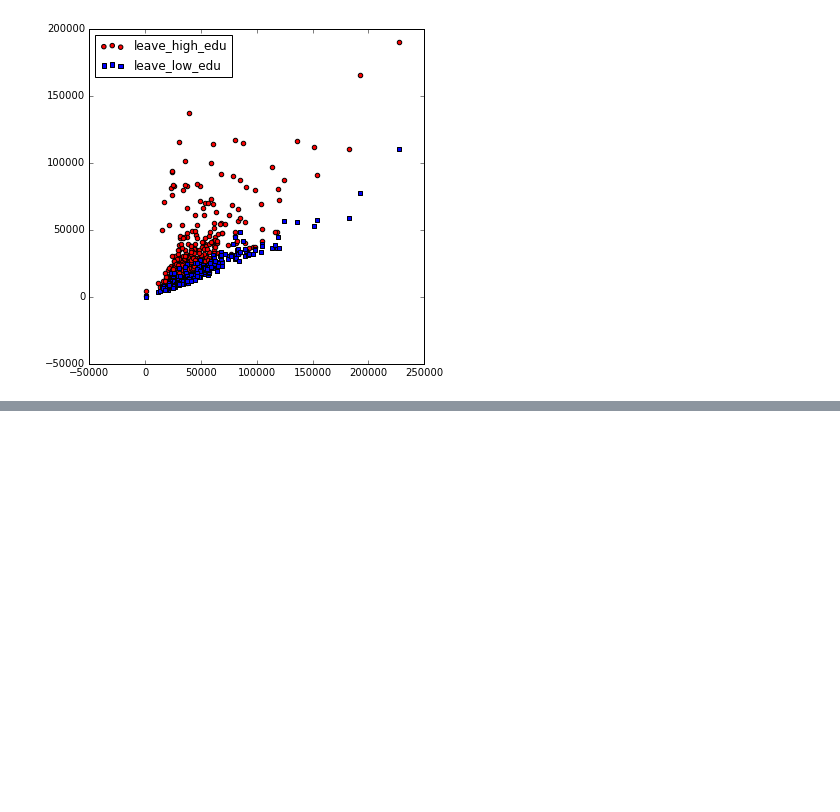
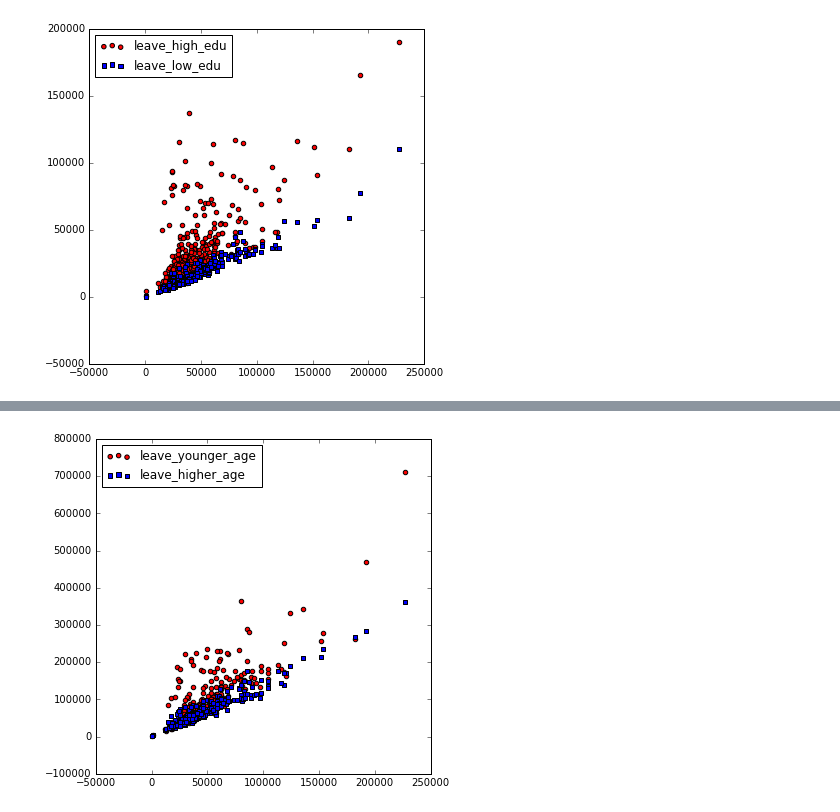
Before and after one commit to bbelderbos/brexit-pandas, a Jupyter notebook: census_data.ipynb, the cells around one changed output, grey strips where cells are left out. Saved outputs shown, nothing was run; the diff lists cells and outputs as text; code cells hidden in the pictures; blank space fills up the shorter version.

```diff
--- a/census_data.ipynb
+++ b/census_data.ipynb
@@ -73,3 +73,9 @@ plt.show()
 #fig.savefig("brexit_vote_with_census_table.png")
 # %% [output]
 [figure]
+# %%
+age = pd.read_excel(io=census_data["age"], sheetname="KS102EW_Numbers", header=10, parse_cols=("A,F:U"), skiprows=[11,12,13])
+age.dropna(how='all', inplace=True)
+age.rename(index=str, inplace=True, columns={"Area code": "Area_Code", })
+age["younger"] = age.iloc[:, 1:11].sum(axis=1) # 0-44 years
+age["older"] = age.iloc[:, 11:17].sum(axis=1) # 45->90 years
@@ -75,0 +86,3 @@ plt.show()
+# %%
+age_y_o = age[["Area_Code", "younger", "older"]]
+age_y_o.head(2)
@@ -75,0 +93,2 @@ plt.show()
+# %%
+res = pd.merge(df, age_y_o, on='Area_Code')
@@ -75,0 +108,12 @@ plt.show()
+# %%
+fig = plt.figure(figsize=(6, 6))
+ax = fig.add_subplot(1,1,1) # one row, one column, first plot
+
+# could also take res.Remain ...
+ax.scatter(res.Leave, res.younger, s=20, c='r', marker="o", label='leave_younger_age')
+ax.scatter(res.Leave, res.older, s=20, c='b', marker="s", label='leave_higher_age')
+
+plt.legend(loc='upper left');
+plt.show()
+# %% [output]
+[figure, added]
```
Also changed, not shown: parts of 4 cells of this notebook, 1 other file.
